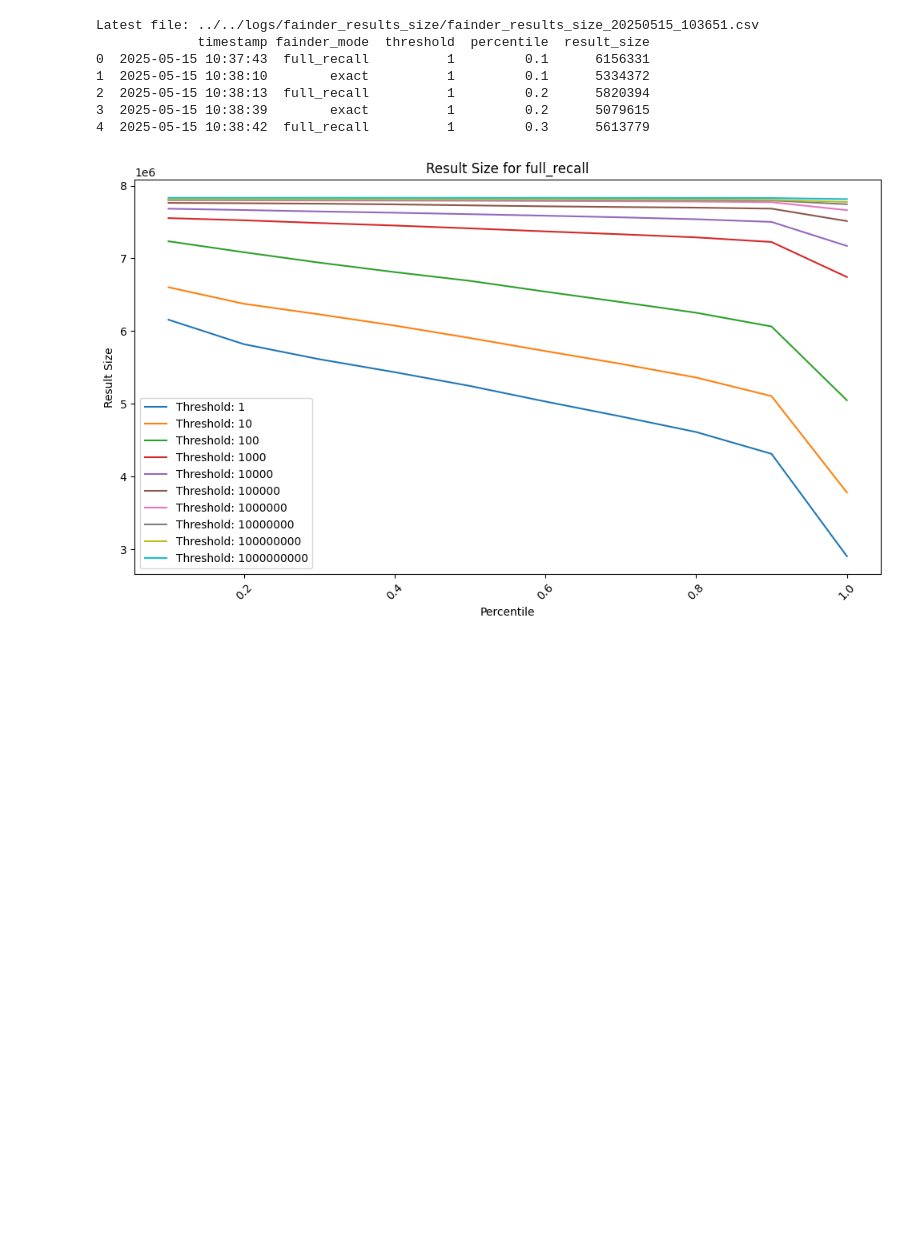
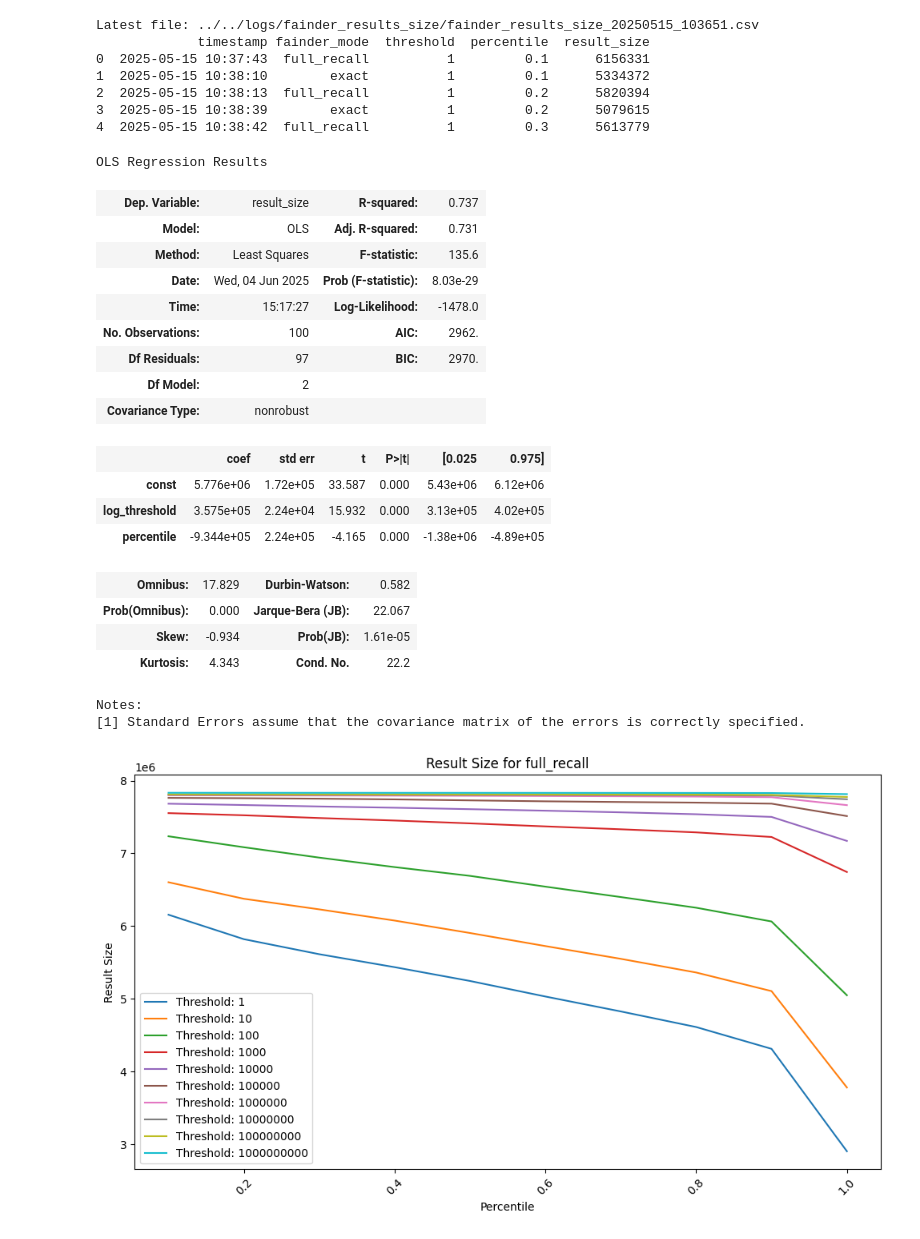
Before and after one commit to leonardgeissler/fainder-demo, a Jupyter notebook: analysis/fainder_results_size/analysis.ipynb, the cells around one changed output. Drawn from its saved outputs; the diff is of its cells as text; code cells hidden in the pictures; blank space fills up the shorter version.

```diff
--- a/analysis/fainder_results_size/analysis.ipynb
+++ b/analysis/fainder_results_size/analysis.ipynb
@@ -31,23 +33,44 @@ Latest file: ../../logs/fainder_results_size/fainder_results_size_20250515_10365
 # %%
 import numpy as np
 import statsmodels.api as sm
 
 # Filter for 'exact' mode
-df_exact = df[df["fainder_mode"] == "exact"].copy()
+df_exact = df_latest[df_latest["fainder_mode"] == "exact"].copy()
 
 # Log-transform the threshold for better scaling
 df_exact["log_threshold"] = np.log10(df_exact["threshold"])
 
 # Prepare features and target
 X = df_exact[["log_threshold", "percentile"]]
 X = sm.add_constant(X)  # Add intercept
 y = df_exact["result_size"]
 
 # Fit a linear regression model
 model = sm.OLS(y, X).fit()
 
 # Summarize the model
 model.summary()
+# %% [output]
+OLS Regression Results
+| Dep. Variable: | result_size | R-squared: | 0.737 |
+| Model: | OLS | Adj. R-squared: | 0.731 |
+| Method: | Least Squares | F-statistic: | 135.6 |
+| Date: | Wed, 04 Jun 2025 | Prob (F-statistic): | 8.03e-29 |
+| Time: | 15:17:27 | Log-Likelihood: | -1478.0 |
+| No. Observations: | 100 | AIC: | 2962. |
+| Df Residuals: | 97 | BIC: | 2970. |
+| Df Model: | 2 |  |  |
+| Covariance Type: | nonrobust |  |  |
+|  | coef | std err | t | P>|t| | [0.025 | 0.975] |
+| const | 5.776e+06 | 1.72e+05 | 33.587 | 0.000 | 5.43e+06 | 6.12e+06 |
+| log_threshold | 3.575e+05 | 2.24e+04 | 15.932 | 0.000 | 3.13e+05 | 4.02e+05 |
+| percentile | -9.344e+05 | 2.24e+05 | -4.165 | 0.000 | -1.38e+06 | -4.89e+05 |
+| Omnibus: | 17.829 | Durbin-Watson: | 0.582 |
+| Prob(Omnibus): | 0.000 | Jarque-Bera (JB): | 22.067 |
+| Skew: | -0.934 | Prob(JB): | 1.61e-05 |
+| Kurtosis: | 4.343 | Cond. No. | 22.2 |
+Notes:
+[1] Standard Errors assume that the covariance matrix of the errors is correctly specified.
 # %%
 # plot the result size for each fainder mode (new plot)
 # with lines for each threshold and percentile on the x-axis
```
Also changed, not shown: parts of 1 cell of this notebook, 2 other files.
